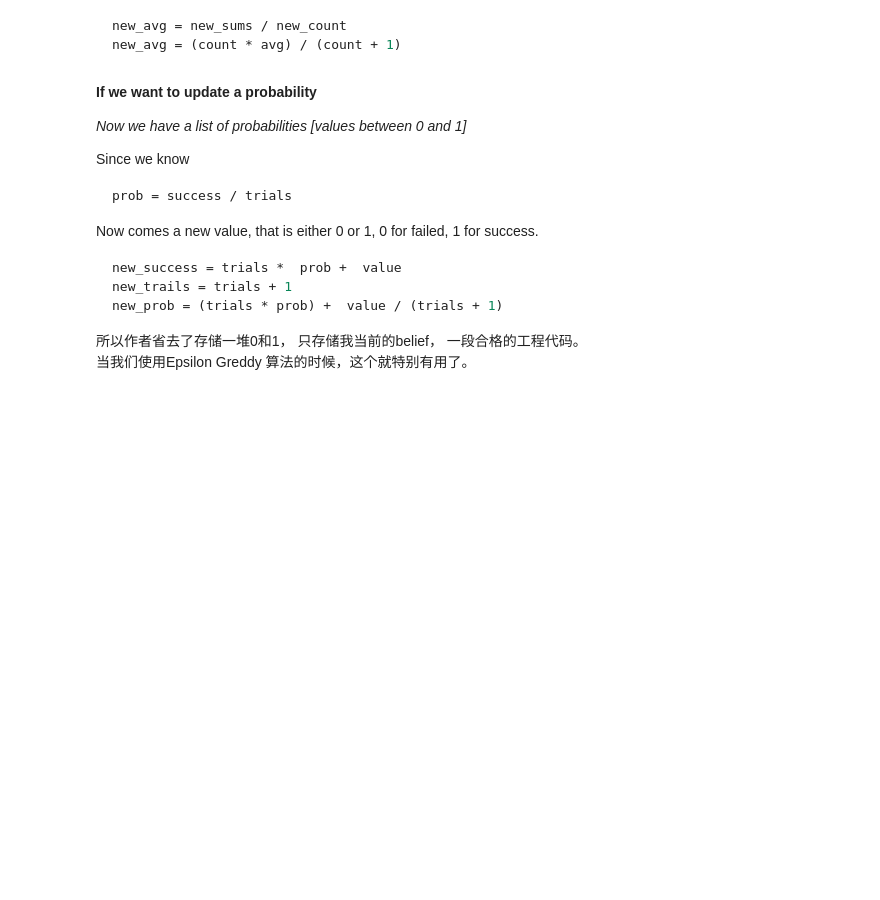
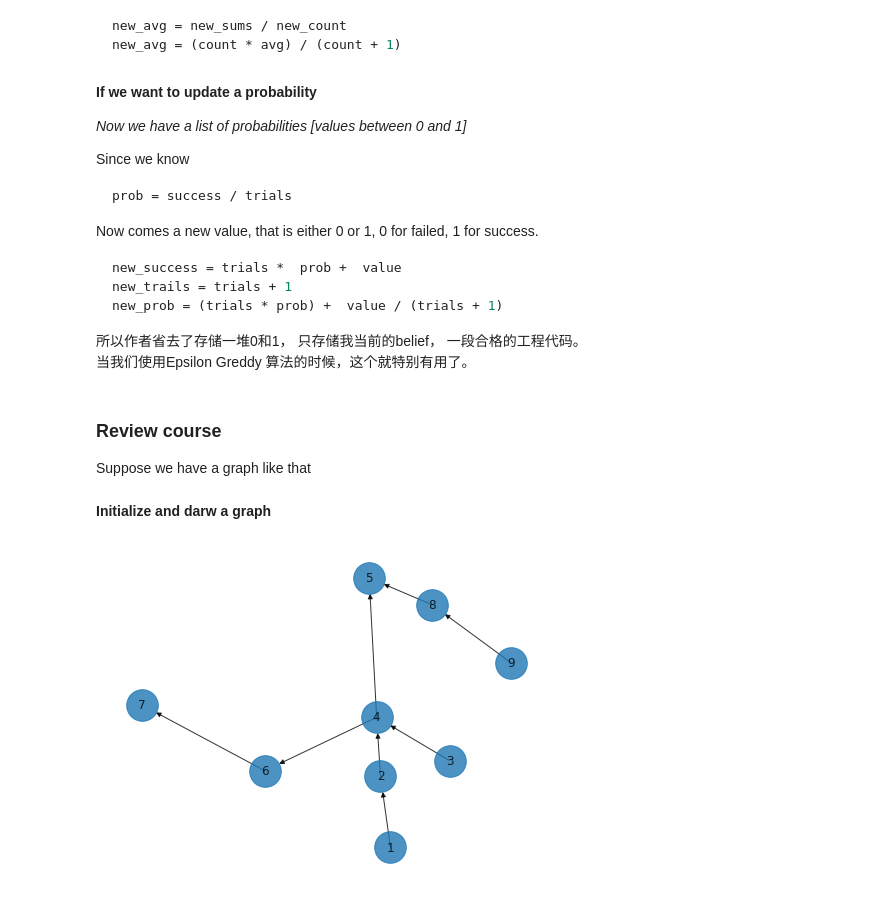
Before and after one commit to Kira1108/Bayesian_Study_Note, a Jupyter notebook: sampling_methods/sampling methods.ipynb, the cells around one changed output. Cells and saved outputs as stored; diff of their text form; code cells hidden in the pictures; blank space fills up the shorter version.

```diff
--- a/sampling_methods/sampling methods.ipynb
+++ b/sampling_methods/sampling methods.ipynb
@@ -198,3 +198,6 @@ for i in range(10000):
     # now I have i samples, update probability
     avg = (samples[i]*i+val[5])/(i+1)
     samples.append(avg)
+# %% [markdown]
+### Review course
+Suppose we have a graph like that
@@ -200,0 +296,8 @@ for i in range(10000):
+# %% [markdown]
+**Initialize and darw a graph**
+# %%
+edge_list = [[1,2],[2,4],[3,4],[4,5],[4,6],[6,7],[8,5],[9,8]]
+PGraph = ProbGraph(edge_list)
+PGraph.draw_full_graph()
+# %% [output]
+[figure, added]
```
Also changed, not shown: parts of 35 cells of this notebook.
